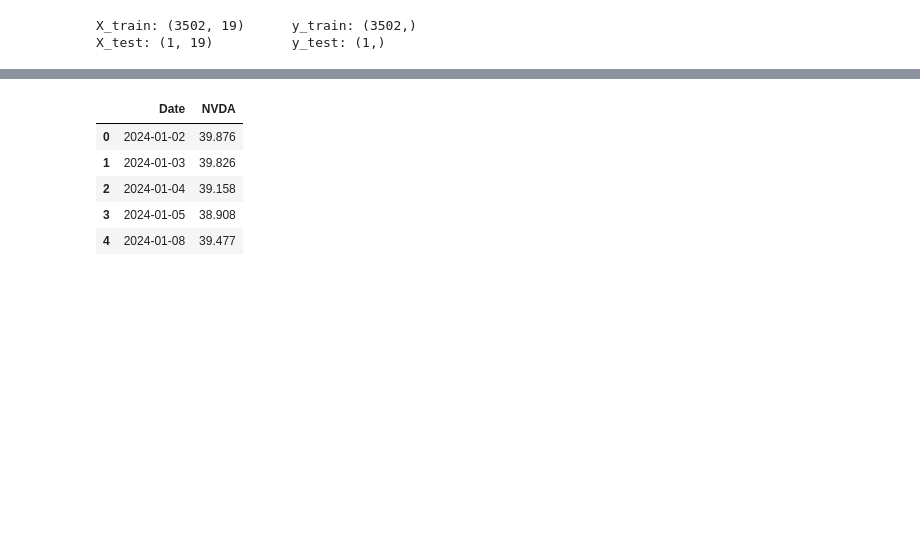
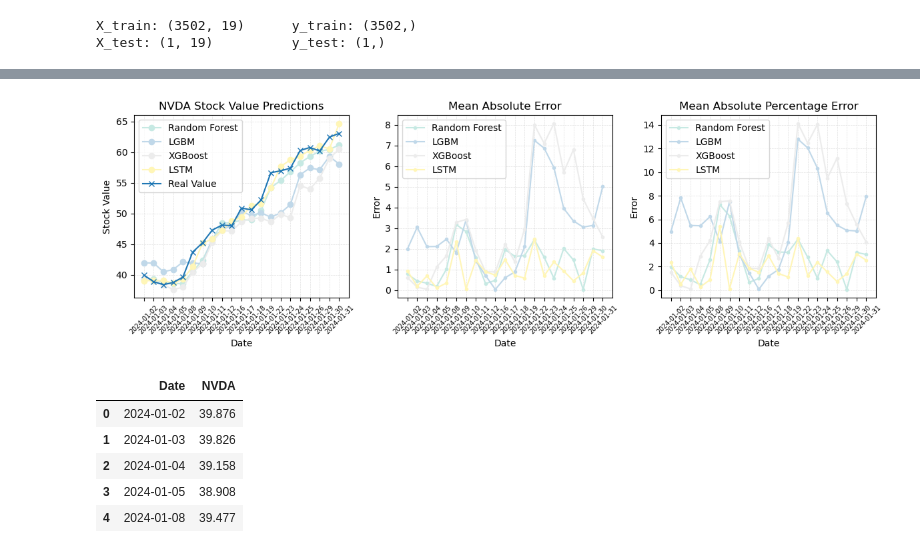
Before and after one commit to EstevesX10/SP500-Stock-Forecasting-and-Optimization, a Jupyter notebook: SP500 Stock Forecasting and Optimization/SP500 Stock Price Forecasting and Optimization.ipynb, the cells around one changed output, grey strips where cells are left out. Saved outputs shown, nothing was run; the diff lists cells and outputs as text; code cells hidden in the pictures; blank space fills up the shorter version.

```diff
--- a/SP500 Stock Forecasting and Optimization/SP500 Stock Price Forecasting and Optimization.ipynb
+++ b/SP500 Stock Forecasting and Optimization/SP500 Stock Price Forecasting and Optimization.ipynb
@@ -315,6 +316,11 @@ nvdaRawForecast.head()
 | 2 | 2024-01-04 | 38.723 | 0.337 | 0.878 | 40.491 | ... |
 | 3 | 2024-01-05 | 38.550 | 0.182 | 0.470 | 40.845 | ... |
 | 4 | 2024-01-08 | 38.595 | 1.023 | 2.581 | 42.087 | ... |
+# %%
+# Plot the Prediction results for the NVDA Stock
+plotStocksRawResults(stockSymbol='NVDA', pathsConfig=pathsConfig)
+# %% [output]
+[figure, added]
 # %%
 # Check the price forecasting for the NVDA Stock for the first 5 days of January 2024
 nvdaForecast.head()
```
Also changed, not shown: parts of 2 cells of this notebook.
